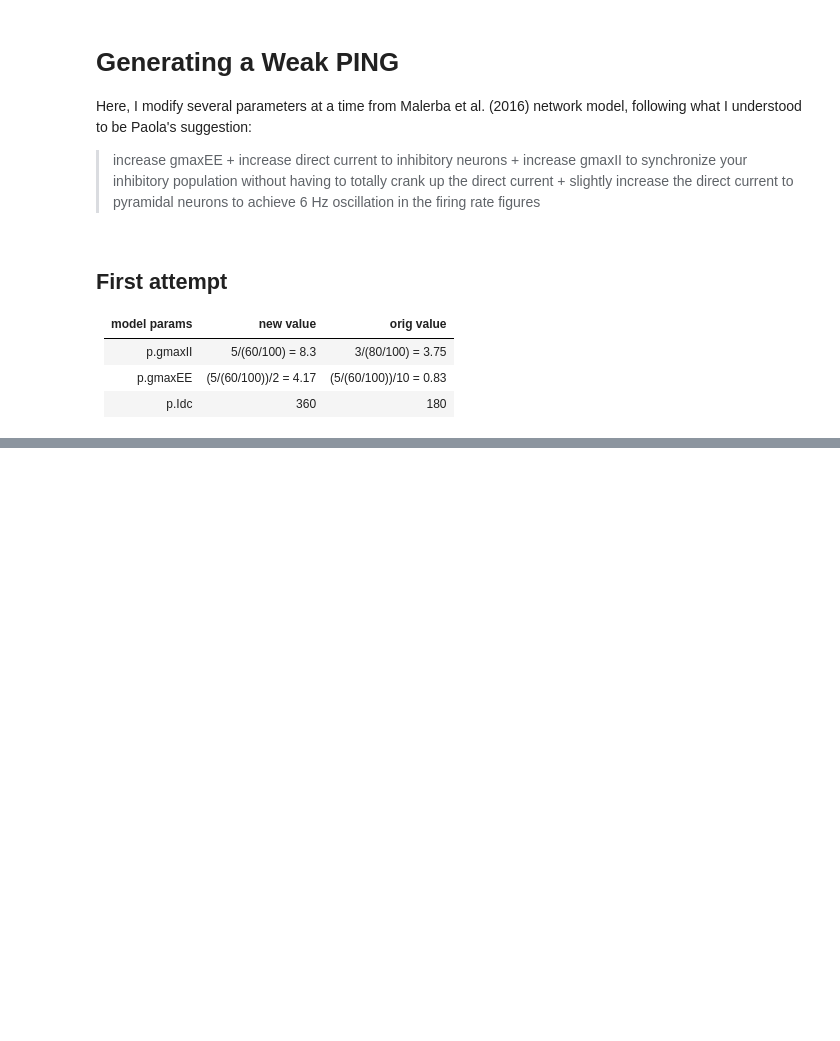
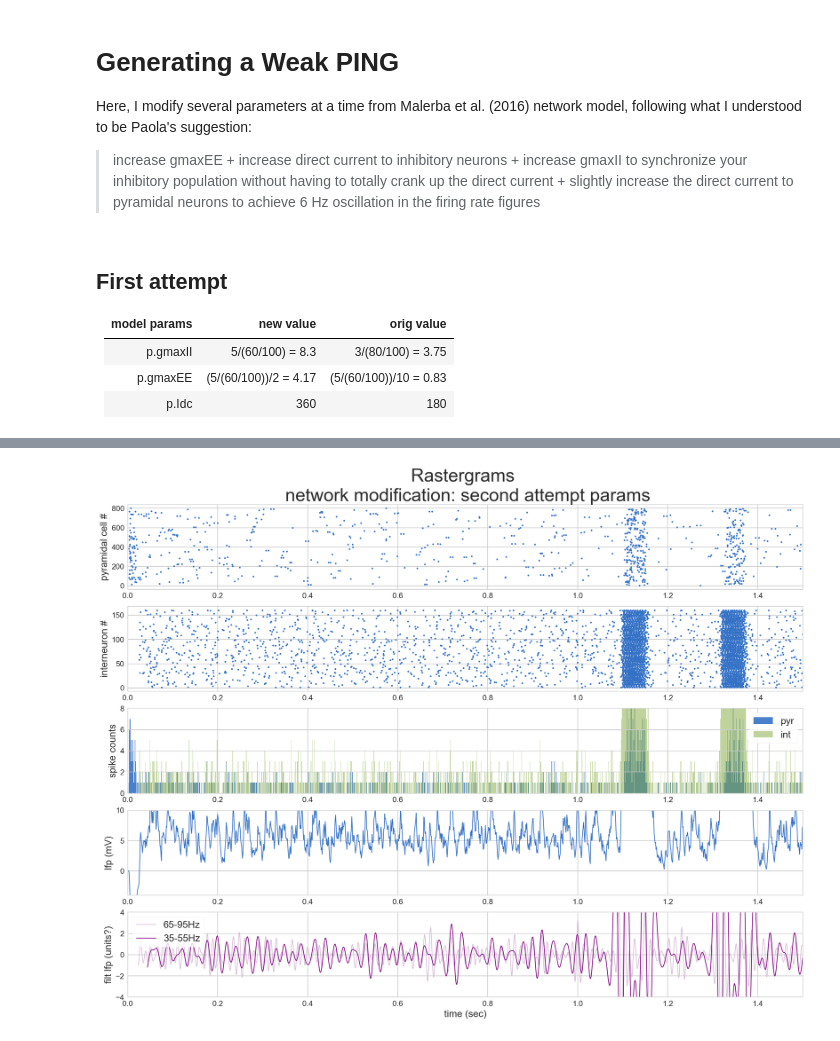
Before and after one commit to pdrivier/chirp, a Jupyter notebook: ChirpModel_WeakPING_PaolaSuggestions.ipynb, the cells around one changed output, grey strips where cells are left out. Saved outputs shown, nothing was run; the diff lists cells and outputs as text; code cells hidden in the pictures; blank space fills up the shorter version.

```diff
--- a/ChirpModel_WeakPING_PaolaSuggestions.ipynb
+++ b/ChirpModel_WeakPING_PaolaSuggestions.ipynb
@@ -36,0 +263,87 @@ Here, I modify several parameters at a time from Malerba et al. (2016) network m
+# %%
+ts = 1.5    # window duration
+y_fonts = 16;
+
+plt.figure()
+plt.figure(figsize=(20,15))
+plt.tick_params(axis='both',labelsize=20)
+# ----------------------------plot pyr cell rasters----------------------------------------
+rescale_x = (0, ts);
+
+df_Espktrns_gmaxEEIdcgmaxII_02_partial = df_Espktrns_gmaxEEIdcgmaxII_02[df_Espktrns_gmaxEEIdcgmaxII_02['spktimes']<=ts]
+plt.subplot(5,1,1)
+plt.plot(df_Espktrns_gmaxEEIdcgmaxII_02_partial['spktimes'], df_Espktrns_gmaxEEIdcgmaxII_02_partial['cell_id'],'.')
+plt.ylabel('pyramidal cell #',fontsize=y_fonts)
+plt.xlim(rescale_x)
+plt.title('Rastergrams \n network modification: second attempt params',fontsize=30)
+
+# df_Espktrns_partial = df_Espktrns[df_Espktrns['spktimes']<=ts]
+# plt.subplot(5,2,2)
+# plt.plot(df_Espktrns['spktimes'], df_Espktrns['cell_id'],'.')
+# plt.xlim(rescale_x)
+# plt.title('Rastergrams \n network modification: none',fontsize=30)
+
+# ----------------------------plot interneuron rasters--------------------------------------
+## here still have to change the name of the variables!
+df_Ispktrns_gmaxEEIdcgmaxII_02_partial = df_Ispktrns_gmaxEEIdcgmaxII_02[df_Ispktrns_gmaxEEIdcgmaxII_02['spktimes']<=ts]
+plt.subplot(5,1,2)
+plt.plot(df_Ispktrns_gmaxEEIdcgmaxII_02['spktimes'], df_Ispktrns_gmaxEEIdcgmaxII_02['cell_id'],'.')
+plt.ylabel('interneuron #',fontsize=y_fonts)
+plt.xlim(rescale_x)
+
+# df_Ispktrns_partial = df_Ispktrns[df_Ispktrns['spktimes']<=ts]
+# plt.subplot(5,2,4)
+# plt.plot(df_Ispktrns['spktimes'], df_Ispktrns['cell_id'],'.')
+# plt.xlim(rescale_x)
+
+# ----------------------------plot spike histograms--------------------------------------
+rescale_y_spikes = (0,8)
+
+plt.subplot(5,1,3)
+plt.hist(df_Espktrns_gmaxEEIdcgmaxII_02_partial['spktimes'],t,alpha=0.9,label='pyr')
+plt.hist(df_Ispktrns_gmaxEEIdcgmaxII_02_partial['spktimes'],t,alpha=0.5,label='int')
+plt.legend(loc='upper right',fontsize=y_fonts)
+plt.ylabel('spike counts',fontsize=y_fonts)
+plt.ylim(rescale_y_spikes)
+plt.xlim(rescale_x)
+
+# plt.subplot(5,2,6)
+# plt.hist(df_Espktrns_partial['spktimes'],t,alpha=0.5)
+# plt.hist(df_Ispktrns_partial['spktimes'],t,alpha=0.5)
+# plt.xlim(rescale_x)
+
+# ----------------------------plot raw lfp--------------------------------------------------
+rescale_y = (-4.0, 10.0)
+
+df_lfp_gmaxEEIdcgmaxII_02_partial = df_lfp_gmaxEEIdcgmaxII_02[df_lfp_gmaxEEIdcgmaxII_02['time']<=ts]
+plt.subplot(5,1,4)
+plt.plot(df_lfp_gmaxEEIdcgmaxII_02_partial['time'],df_lfp_gmaxEEIdcgmaxII_02_partial['lfp'])
+plt.ylabel('lfp (mV)',fontsize=y_fonts)
+plt.ylim(rescale_y)
+plt.xlim(rescale_x)
+
+# df_lfp_partial = df_lfp[df_lfp['time']<=ts]
+# plt.subplot(5,2,8)
+# plt.plot(df_lfp_partial['time'], df_lfp_partial['lfp'])
+# plt.ylim(rescale_y)
+# plt.xlim(rescale_x)
+
+# ----------------------------plot filtered lfp----------------------------------------------
+rescale_y = (-4.0, 4.0)
+
+plt.subplot(5,1,5)
+f1 = plt.plot(df_lfp_gmaxEEIdcgmaxII_02_partial['time'],df_lfp_gmaxEEIdcgmaxII_02_partial['filt lfp: hi gamma'],color='thistle')
+f2 = plt.plot(df_lfp_gmaxEEIdcgmaxII_02_partial['time'],df_lfp_gmaxEEIdcgmaxII_02_partial['filt lfp: lo gamma'],color='purple')
+plt.ylabel('filt lfp (units?)',fontsize=y_fonts)
+plt.xlabel('time (sec)',fontsize=y_fonts)
+plt.legend((f1[0],f2[0]),('65-95Hz','35-55Hz'),fontsize=y_fonts)
+plt.ylim(rescale_y)
+plt.xlim(rescale_x)
+
+# plt.subplot(5,2,10)
+# f1 = plt.plot(df_lfp_partial['time'],df_lfp_partial['filt lfp: hi gamma'],color='thistle')
+# f2 = plt.plot(df_lfp_partial['time'],df_lfp_partial['filt lfp: lo gamma'],color='purple')
+# plt.xlabel('time (sec)',fontsize=30)
+# plt.ylim(rescale_y)
+# plt.xlim(rescale_x)
+# %% [output]
@@ -36,0 +352 @@ Here, I modify several parameters at a time from Malerba et al. (2016) network m
+[figure, added]
```
Also changed, not shown: parts of 6 cells of this notebook, 14 other files.
